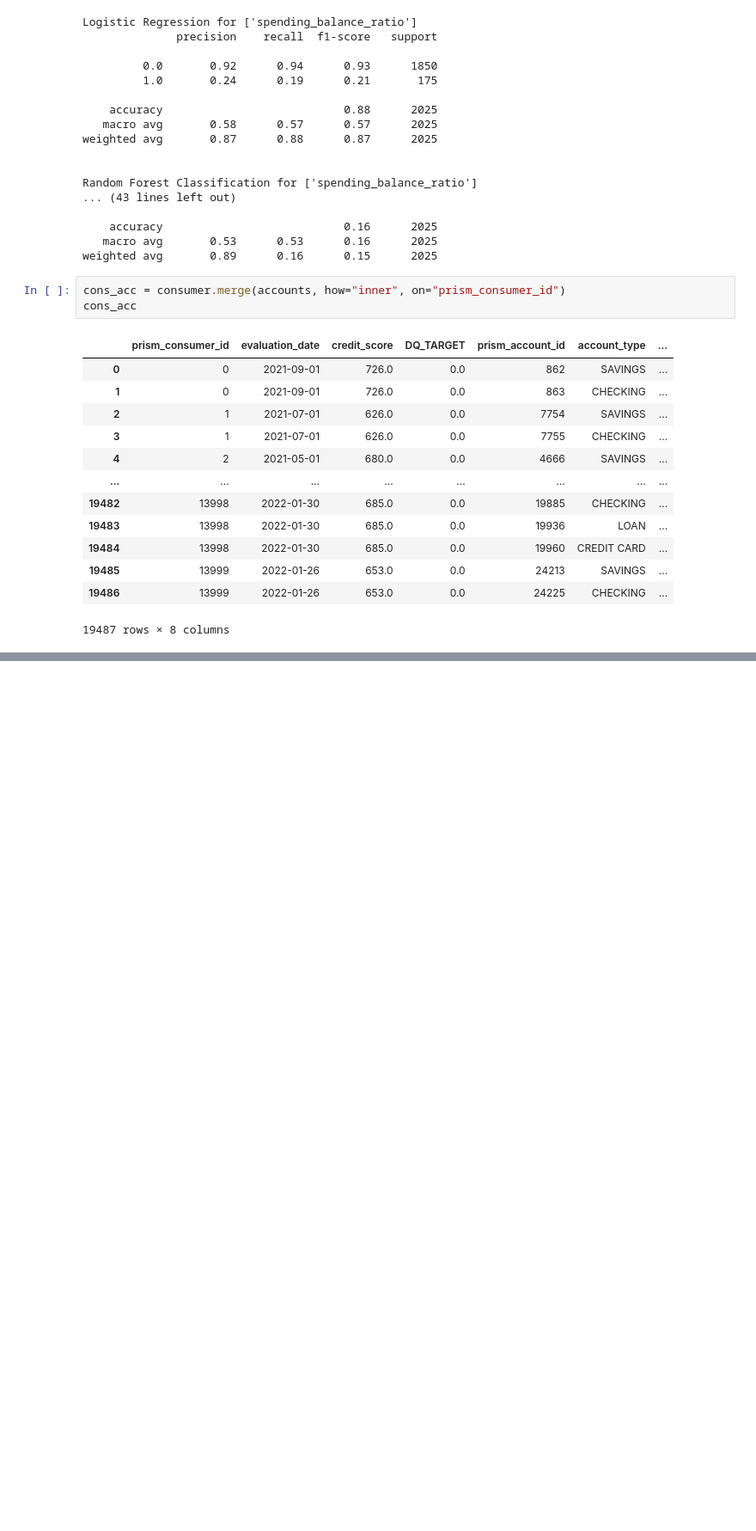
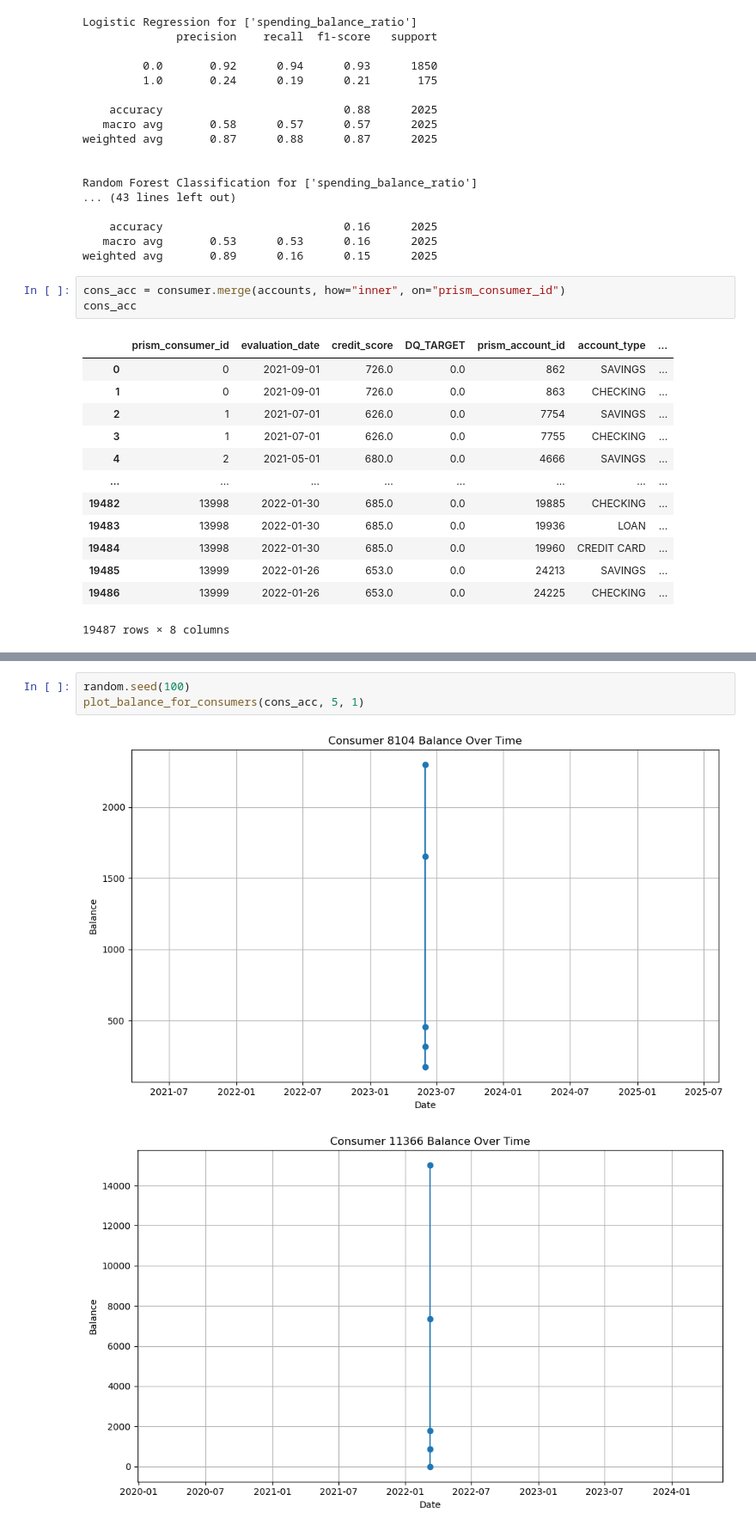
Before and after one commit to hillarychang/dsc180b-capstone-q2, a Jupyter notebook: src/notebooks/kurumi_q2_eda.ipynb, the cells around one changed output, grey strips where cells are left out. Shown at 86% size. Cells and saved outputs as stored; diff of their text form; blank space fills up the shorter version.

```diff
--- a/src/notebooks/kurumi_q2_eda.ipynb
+++ b/src/notebooks/kurumi_q2_eda.ipynb
@@ -221,0 +273,6 @@ cons_acc
+# %%
+random.seed(100)
+plot_balance_for_consumers(cons_acc, 5, 1)
+# %% [output]
+[figure, added]
+[figure, added]
```
Also changed, not shown: parts of 10 cells of this notebook.
